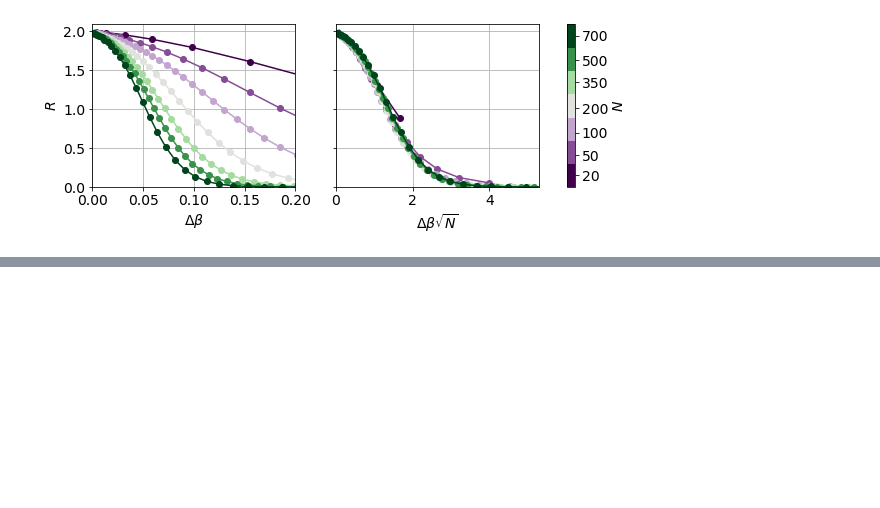
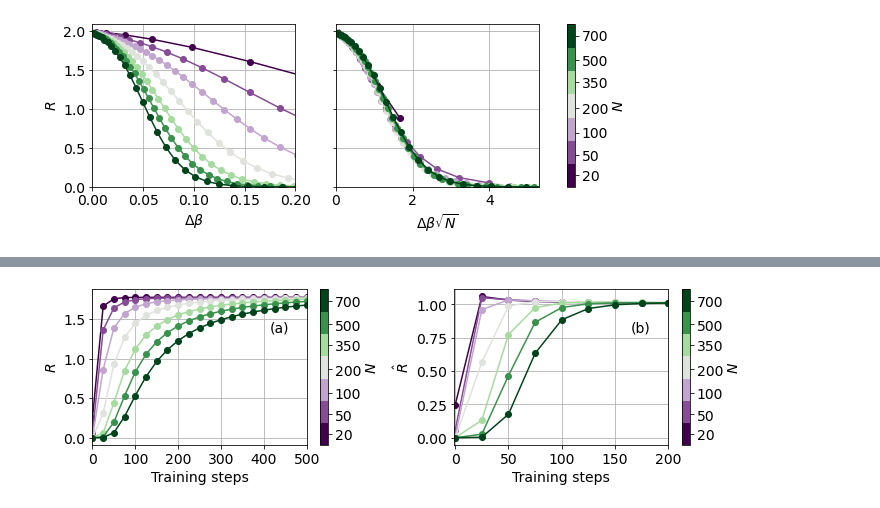
Before and after one commit to Laplaxe/MonteCarloGA_CW, a Jupyter notebook: Code/first_passages.ipynb, the cells around one changed output, grey strips where cells are left out. Cells and saved outputs as stored; diff of their text form; code cells hidden in the pictures; blank space fills up the shorter version.

```diff
--- a/Code/first_passages.ipynb
+++ b/Code/first_passages.ipynb
@@ -583,10 +584,10 @@ fig, axs = plt.subplots(1, 2, figsize=(10, 3), sharey=True)
 for i, results in enumerate(all_results):
     results = np.array(results)
     # Left subplot: original x-axis (Δβ)
-    axs[0].plot(results[:, 0] - 1, results[:, -1],
+    axs[0].plot(results[:, 0], results[:, -1],
                 marker="o", alpha=1, color=discrete_colors[i])
     # Right subplot: x-axis scaled by √N
-    axs[1].plot((results[:, 0] - 1) * np.sqrt(Ns[i]), results[:, -1],
+    axs[1].plot((results[:, 0]) * np.sqrt(Ns[i]), results[:, -1],
                 marker="o", alpha=1, color=discrete_colors[i])
 
 # Formatting for the left subplot.
@@ -617,0 +623,14 @@ plt.show()
+# %%
+def montecarlo_CW(N, beta, pop_size, num_sweeps):
+    # Population of spins, randomly initialized to -1 or 1
+    pop = 2.*torch.randint(0, 2, (pop_size, N), device="cuda") - 1.
+
+
+    # Loop to update the population using the Monte Carlo method
+    for i in range(0, num_sweeps):  # Maximum number of iterations
+        for n in range(N):
+            # Perform a Monte Carlo update for the entire population
+            pop = monte_carlo_update_CW(pop, N, beta)
+        # Perform a Monte Carlo update for the entire population
+        pop = monte_carlo_update_CW(pop, N, beta)
+    return pop
@@ -617,0 +881,80 @@ plt.show()
+# %%
+import numpy as np
+import matplotlib.pyplot as plt
+import matplotlib.colors as mcolors
+
+# Assumed pre-defined variables: ptog, all_results, data, coeff, and Ns.
+Ns = [20, 50, 100, 200, 350, 500, 700]
+
+# Create a custom discrete colormap from the provided ptog colors
+custom_cmap = mcolors.LinearSegmentedColormap.from_list("ptog", ptog)
+discrete_colors = custom_cmap(np.linspace(0, 1, len(Ns)))
+discrete_cmap = mcolors.ListedColormap(discrete_colors)
+
+# Compute boundaries for the discrete colorbar (boundaries halfway between successive Ns values)
+boundaries = [Ns[0] - (Ns[1] - Ns[0]) / 2]
+for i in range(len(Ns) - 1):
+    boundaries.append((Ns[i] + Ns[i+1]) / 2)
+boundaries.append(Ns[-1] + (Ns[-1] - Ns[-2]) / 2)
+
+norm = mcolors.BoundaryNorm(boundaries, ncolors=len(Ns))
+sm = plt.cm.ScalarMappable(cmap=discrete_cmap, norm=norm)
+sm.set_array([])
+
+# Create a 1x2 figure; note that we are not sharing the y-axis.
+fig, axes = plt.subplots(1, 2, figsize=(10, 3))
+ax1, ax2 = axes
+
+# ---------------------------
+# Left subplot (first plot)
+# ---------------------------
+for i, results in enumerate(all_results):
+    results = np.array(results)
+    ax1.plot(results[:, 0], results[:, -1],
+             marker="o", alpha=1,
+             color=discrete_colors[i],
+             label=f'N={Ns[i]}')
+
+ax1.set_xlabel(r'Training steps', fontsize=14)
+ax1.set_ylabel(r'$R$', fontsize=14)
+ax1.tick_params(axis='both', labelsize=14)
+ax1.grid(True)
+ax1.set_xlim(0, 500)
+# If desired, you can uncomment the following line to add a legend:
+# ax1.legend(fontsize=14)
+
+# Add the discretized colorbar to the left subplot
+cbar = fig.colorbar(sm, ax=ax2, boundaries=boundaries, ticks=Ns)
+cbar.set_label(r'$N$', fontsize=14)
+cbar.ax.tick_params(labelsize=14)
+
+cbar = fig.colorbar(sm, ax=ax1, boundaries=boundaries, ticks=Ns)
+cbar.set_label(r'$N$', fontsize=14)
+cbar.ax.tick_params(labelsize=14)
+
+# ---------------------------
+# Right subplot (second plot)
+# ---------------------------
+# Loop over your data and plot each with the corresponding color
+for i, d in enumerate(np.array(all_results)):
+    ax2.plot(d[:, 0],
+             (d[:, 0] + d[:, 4]) / (d[:, 0] + d[:, 3]),
+             marker="o", color=discrete_colors[i],
+             label=f'N={Ns[i]}')
+
+ax2.set_xlabel(r'Training steps', fontsize=14)
+ax2.set_ylabel(r'$\hat{R}$', fontsize=14)
+ax2.tick_params(axis='both', labelsize=14)
+ax2.set_xlim(-1, 200)
+ax2.grid(True)
+#ax2.legend(loc='best', fontsize=14)
+
+# Add text labels to the subplots
+ax1.text(0.825, 0.80, "(a)", transform=ax1.transAxes, fontsize=14, verticalalignment='top')
+ax2.text(0.825, 0.80, "(b)", transform=ax2.transAxes, fontsize=14, verticalalignment='top')
+
+plt.tight_layout()
+plt.savefig(f"../Plots/R_vs_trainingtime_simulated.pdf", bbox_inches='tight')
+plt.show()
+# %% [output]
+[figure, added]
```
Also changed, not shown: parts of 21 cells of this notebook, 4 other files.
